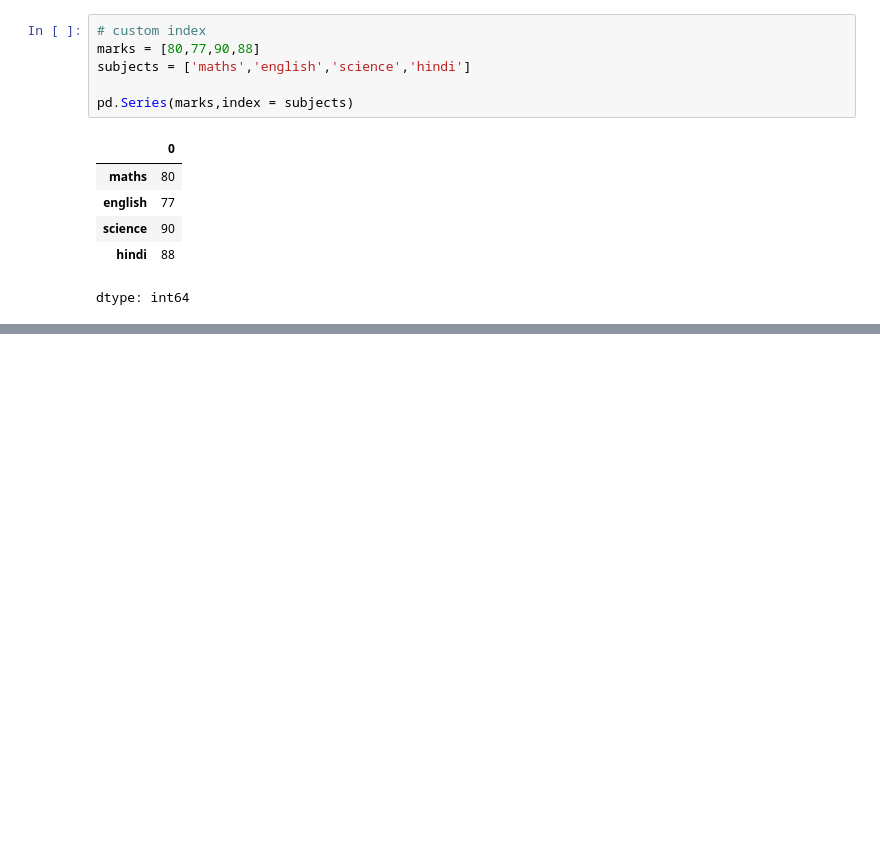
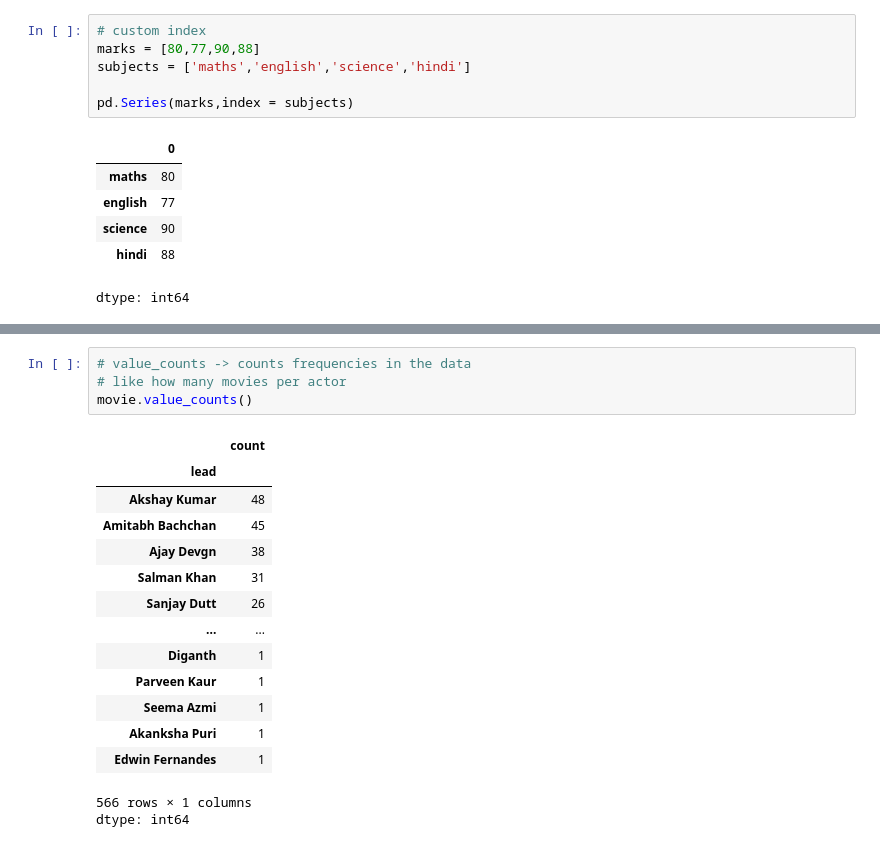
Before and after one commit to GitTanish/lvlPython, a Jupyter notebook: Pandas_1.ipynb, the cells around one changed output, grey strips where cells are left out. Drawn from its saved outputs; the diff is of its cells as text; blank space fills up the shorter version.

```diff
--- a/Pandas_1.ipynb
+++ b/Pandas_1.ipynb
@@ -56,0 +253,20 @@ dtype: int64
+# %%
+# value_counts -> counts frequencies in the data
+# like how many movies per actor
+movie.value_counts()
+# %% [output]
+|  | count |
+| lead |  |
+| Akshay Kumar | 48 |
+| Amitabh Bachchan | 45 |
+| Ajay Devgn | 38 |
+| Salman Khan | 31 |
+| Sanjay Dutt | 26 |
+| ... | ... |
+| Diganth | 1 |
+| Parveen Kaur | 1 |
+| Seema Azmi | 1 |
+| Akanksha Puri | 1 |
+| Edwin Fernandes | 1 |
+566 rows × 1 columns
+dtype: int64
```
Also changed, not shown: parts of 25 cells of this notebook.
